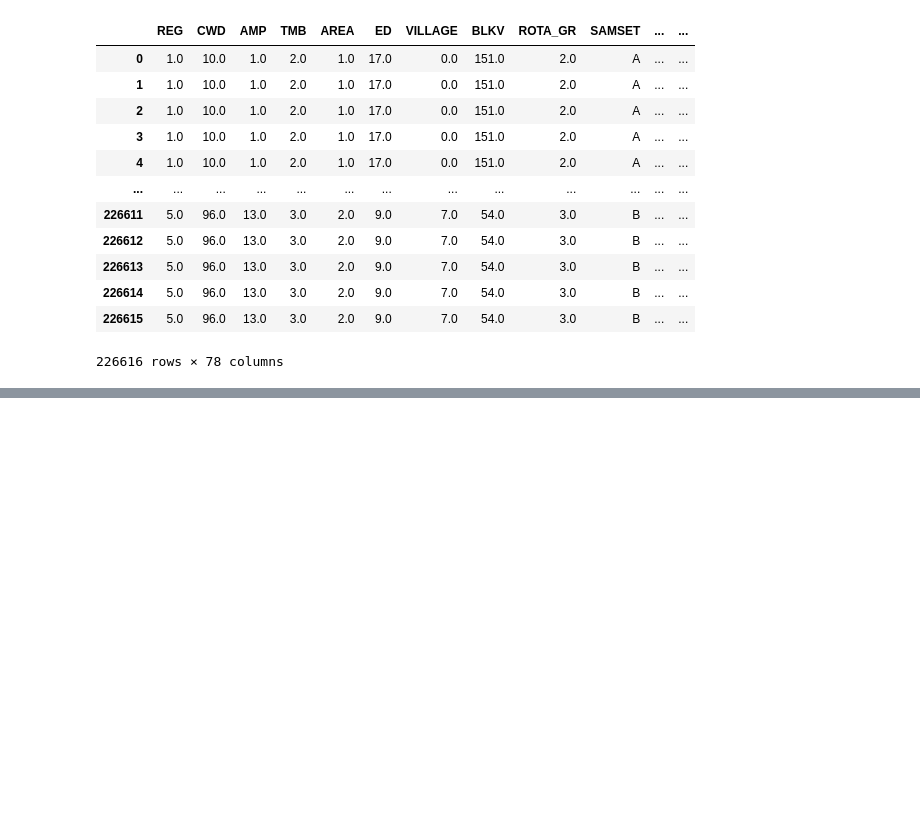
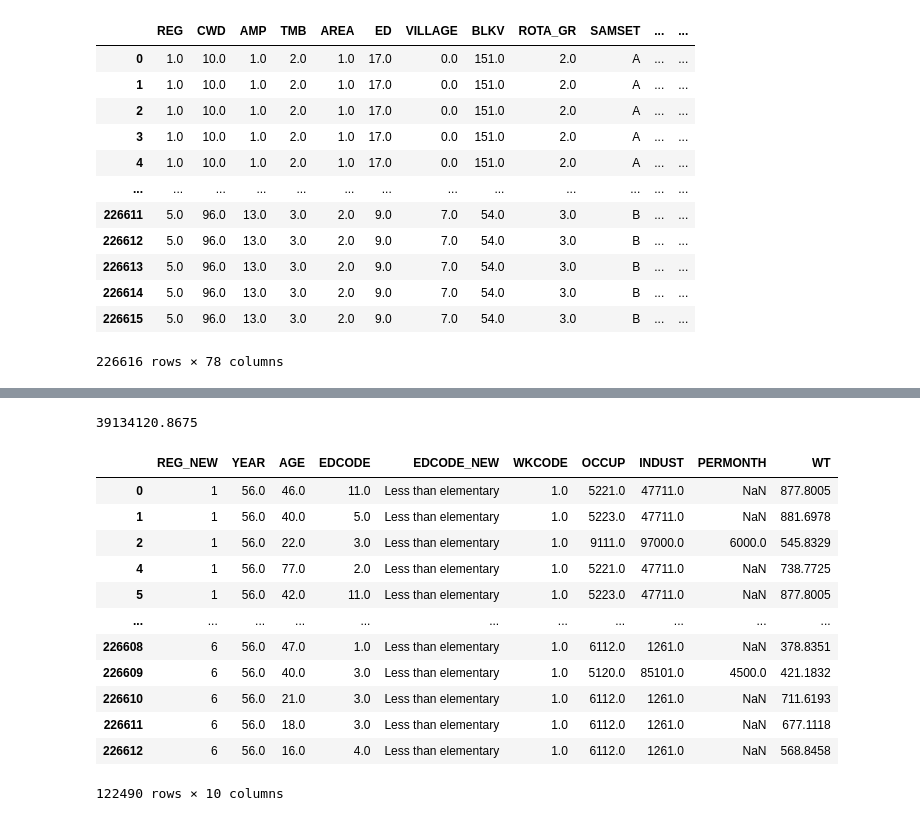
Before and after one commit to PhakphumJ/Thesis_code, a Jupyter notebook: LFS_code.ipynb, the cells around one changed output, grey strips where cells are left out. Saved outputs shown, nothing was run; the diff lists cells and outputs as text; code cells hidden in the pictures; blank space fills up the shorter version.

Commit message:
Keep only LF, and relevant variables.

```diff
--- a/LFS_code.ipynb
+++ b/LFS_code.ipynb
@@ -125,0 +155,51 @@ Name: CWD, Length: 226616, dtype: float64
+# %%
+## Keep only labor force (WKCODE = 01-05, 08)
+LFS_56_Q1 = LFS_56_Q1[(LFS_56_Q1["WKCODE"] >= 1) & (LFS_56_Q1["WKCODE"] <= 5) | (LFS_56_Q1["WKCODE"] == 8)]
+
+## Regroup EDCODE to 8 categories.
+def EDCODE_NEW(df):
+    if df["EDCODE"] == 1 or 2:
+        return "Less than elementary"
+    elif df["EDCODE"] == 3:
+        return "Elementary"
+    elif df["EDCODE"] == 4:
+        return "Lower secondary"
+    elif df["EDCODE"] == 5 or 6 or 7:
+        return "Upper secondary"
+    elif df["EDCODE"] == 8 or 9 or 10:
+        return "Post-secondary"
+    elif df["EDCODE"] == 11 or 12 or 13:
+        return "Bachelor"
+    elif df["EDCODE"] == 14 or 15:
+        return "Master or higher"
+    else:
+        return "Other/Unknown"
+
+## Apply the function to the dataframe.
+LFS_56_Q1["EDCODE_NEW"] = LFS_56_Q1.apply(EDCODE_NEW, axis = 1)
+# %%
+## Check the total labor force (sum WT)
+LFS_56_Q1["WT"].sum()
+
+# correct!
+# %% [output]
+39134120.8675
+# %%
+### Keep only the necessary columns: REG_NEW, YEAR, AGE, EDCODE, WKCODE, OCCUP, INDUST, PERMONTH, WT
+LFS_56_Q1 = LFS_56_Q1[["REG_NEW", "YEAR", "AGE", "EDCODE", "EDCODE_NEW", "WKCODE", "OCCUP", "INDUST", "PERMONTH", "WT"]]
+# %%
+LFS_56_Q1
+# %% [output]
+|  | REG_NEW | YEAR | AGE | EDCODE | EDCODE_NEW | WKCODE | OCCUP | INDUST | PERMONTH | WT |
+| 0 | 1 | 56.0 | 46.0 | 11.0 | Less than elementary | 1.0 | 5221.0 | 47711.0 | NaN | 877.8005 |
+| 1 | 1 | 56.0 | 40.0 | 5.0 | Less than elementary | 1.0 | 5223.0 | 47711.0 | NaN | 881.6978 |
+| 2 | 1 | 56.0 | 22.0 | 3.0 | Less than elementary | 1.0 | 9111.0 | 97000.0 | 6000.0 | 545.8329 |
+| 4 | 1 | 56.0 | 77.0 | 2.0 | Less than elementary | 1.0 | 5221.0 | 47711.0 | NaN | 738.7725 |
+| 5 | 1 | 56.0 | 42.0 | 11.0 | Less than elementary | 1.0 | 5223.0 | 47711.0 | NaN | 877.8005 |
+| ... | ... | ... | ... | ... | ... | ... | ... | ... | ... | ... |
+| 226608 | 6 | 56.0 | 47.0 | 1.0 | Less than elementary | 1.0 | 6112.0 | 1261.0 | NaN | 378.8351 |
+| 226609 | 6 | 56.0 | 40.0 | 3.0 | Less than elementary | 1.0 | 5120.0 | 85101.0 | 4500.0 | 421.1832 |
+| 226610 | 6 | 56.0 | 21.0 | 3.0 | Less than elementary | 1.0 | 6112.0 | 1261.0 | NaN | 711.6193 |
+| 226611 | 6 | 56.0 | 18.0 | 3.0 | Less than elementary | 1.0 | 6112.0 | 1261.0 | NaN | 677.1118 |
+| 226612 | 6 | 56.0 | 16.0 | 4.0 | Less than elementary | 1.0 | 6112.0 | 1261.0 | NaN | 568.8458 |
+122490 rows × 10 columns
```
Also changed, not shown: parts of 5 cells of this notebook.
